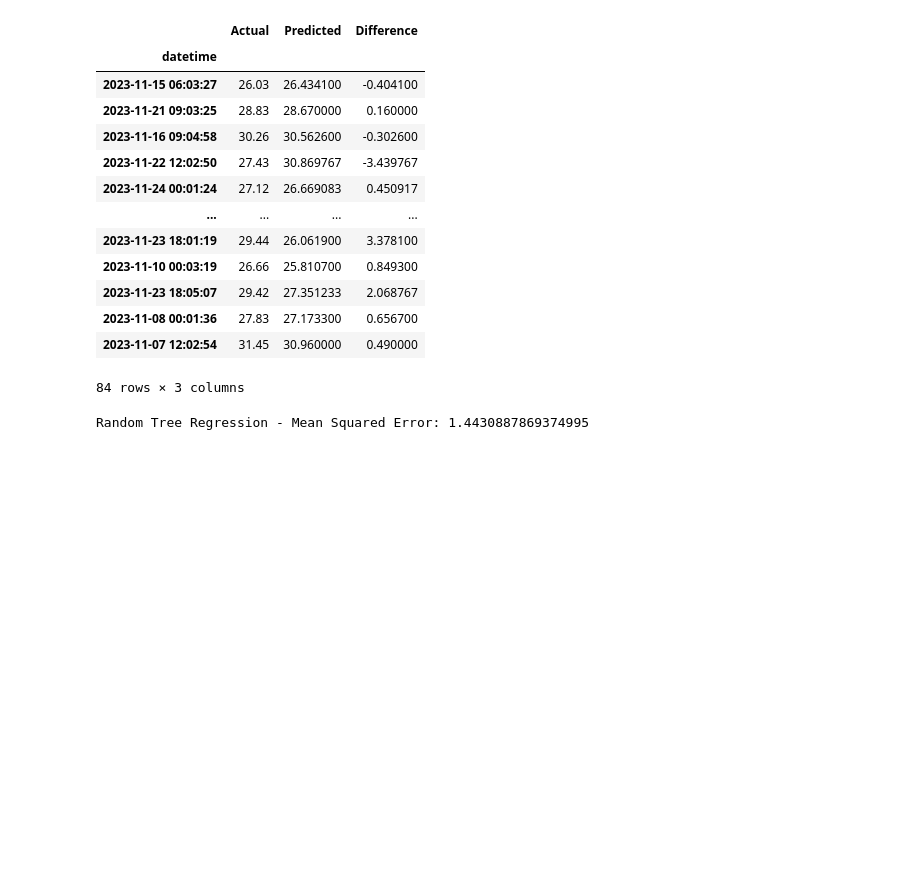
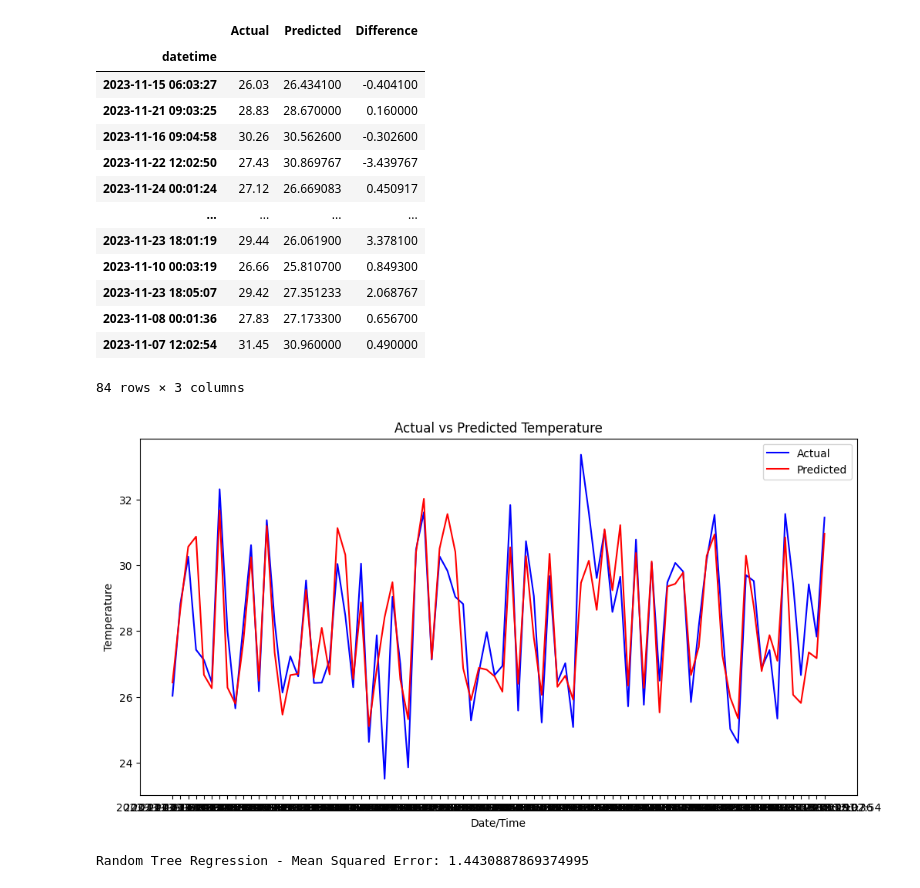
Before and after one commit to Matthew-Gallardo/Temperature-Forecast-Prediction-in-CAMANAVA-using-Regression, a Jupyter notebook: train_test.regression.ipynb, the cells around one changed output. Drawn from its saved outputs; the diff is of its cells as text; code cells hidden in the pictures; blank space fills up the shorter version.

```diff
--- a/train_test.regression.ipynb
+++ b/train_test.regression.ipynb
@@ -224,7 +260,7 @@ import pandas as pd
 differences = y_test.values.flatten() - y_pred3.flatten()
 
 # Create a DataFrame with actual, predicted values, and their differences
-results = pd.DataFrame({
+results3 = pd.DataFrame({
     'Actual': y_test.values.flatten(),
     'Predicted': y_pred3.flatten(),
     'Difference': differences
@@ -232,8 +268,8 @@ results = pd.DataFrame({
 
 # Print the DataFrame
 print("Actual vs Predicted:")
-results.index = X_test.index
-results
+results3.index = X_test.index
+results3
 # %% [output]
 Actual vs Predicted:
 |  | Actual | Predicted | Difference |
@@ -250,6 +286,24 @@ Actual vs Predicted:
 | 2023-11-08 00:01:36 | 27.83 | 27.173300 | 0.656700 |
 | 2023-11-07 12:02:54 | 31.45 | 30.960000 | 0.490000 |
 84 rows × 3 columns
+# %%
+import matplotlib.pyplot as plt
+plt.figure(figsize=(12, 6))
+
+
+plt.plot(results1.index, results3['Actual'], color='blue', label='Actual')
+plt.plot(results1.index, results3['Predicted'], color='red', label='Predicted')
+
+
+plt.xlabel('Date/Time')
+plt.ylabel('Temperature')
+plt.title('Actual vs Predicted Temperature')
+plt.legend()
+
+
+plt.show()
+# %% [output]
+[figure, added]
 # %%
 mse = mean_squared_error(y_test, y_pred3)
 
```
Also changed, not shown: parts of 4 cells of this notebook.
